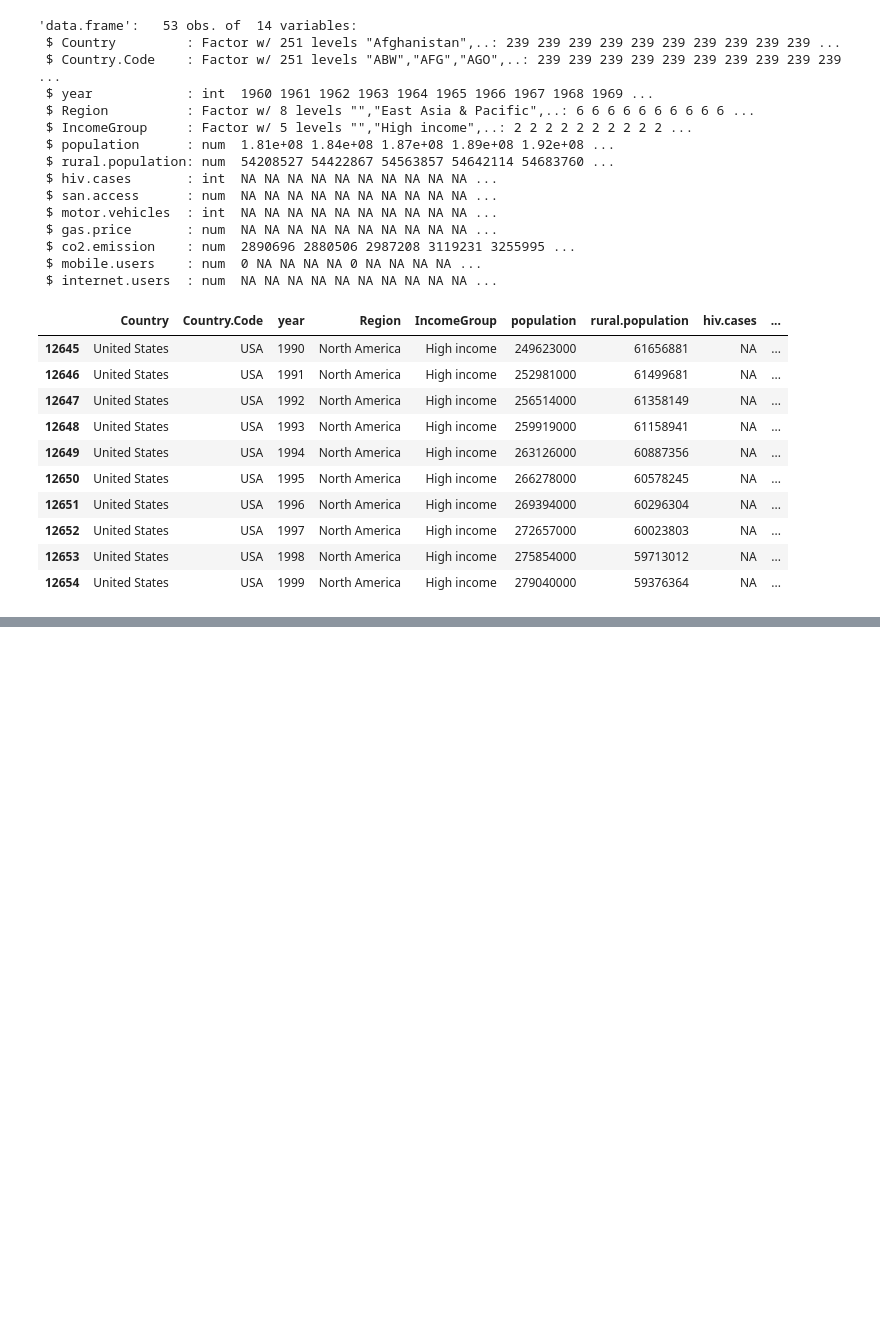
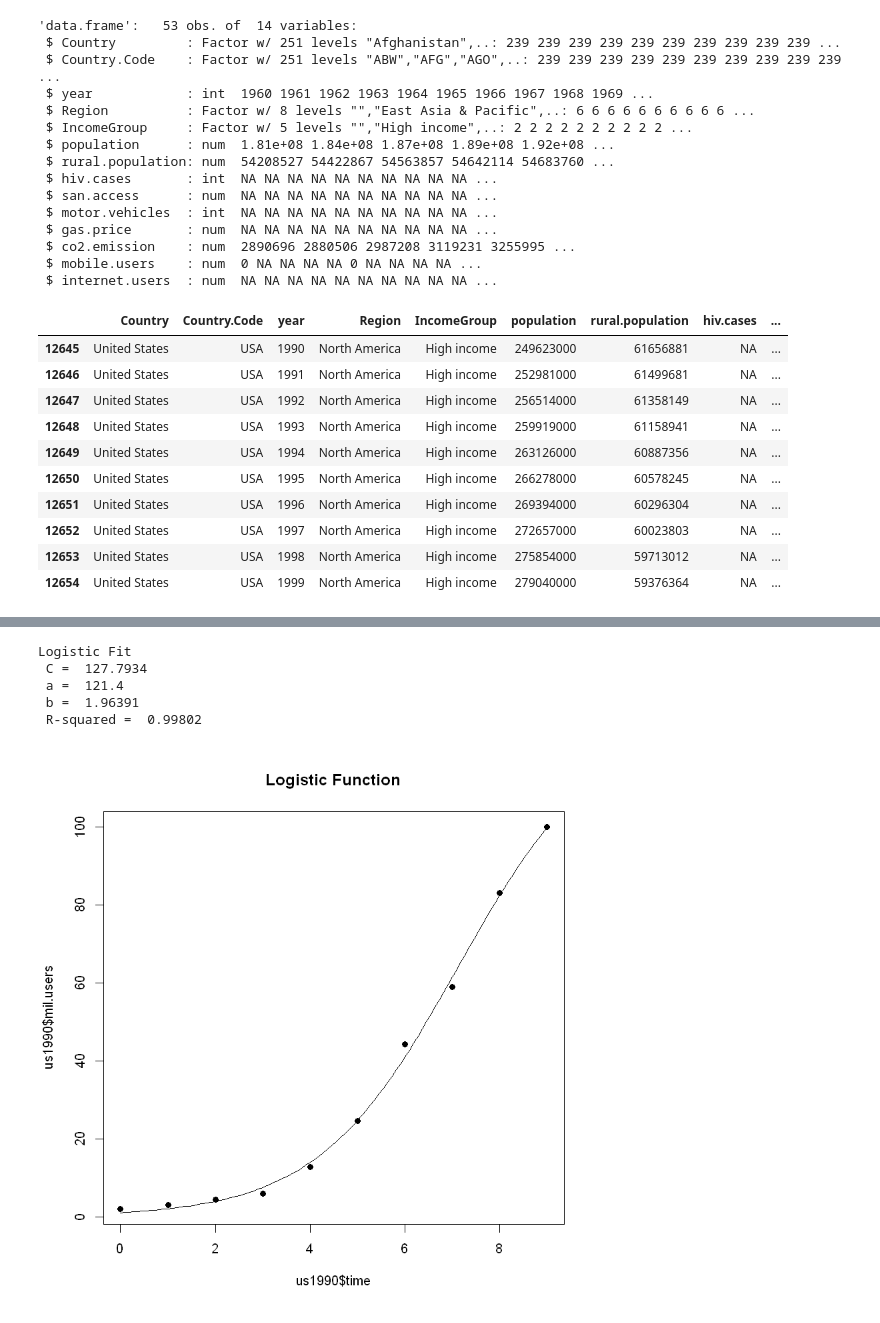
Before and after one commit to sharifahmad2061/foundation_of_data_analysis, a Jupyter notebook: week_06/prelab week 06.ipynb, the cells around one changed output, grey strips where cells are left out. Saved outputs shown, nothing was run; the diff lists cells and outputs as text; code cells hidden in the pictures; blank space fills up the shorter version.

```diff
--- a/week_06/prelab week 06.ipynb
+++ b/week_06/prelab week 06.ipynb
@@ -59,0 +149,9 @@ us1990
+# %%
+logisticFit(us1990$time,us1990$mil.users)
+# %% [output]
+Logistic Fit
+ C =  127.7934
+ a =  121.4
+ b =  1.96391
+ R-squared =  0.99802
+[figure, added]
```
Also changed, not shown: parts of 16 cells of this notebook, 2 other files.
